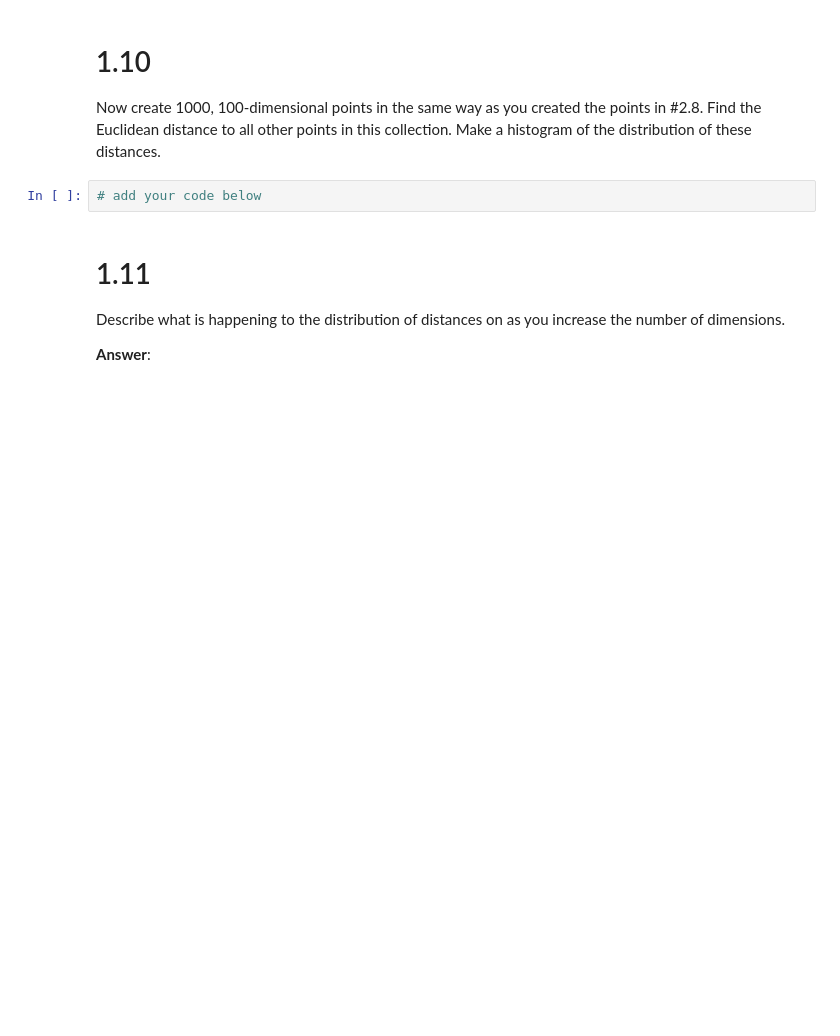
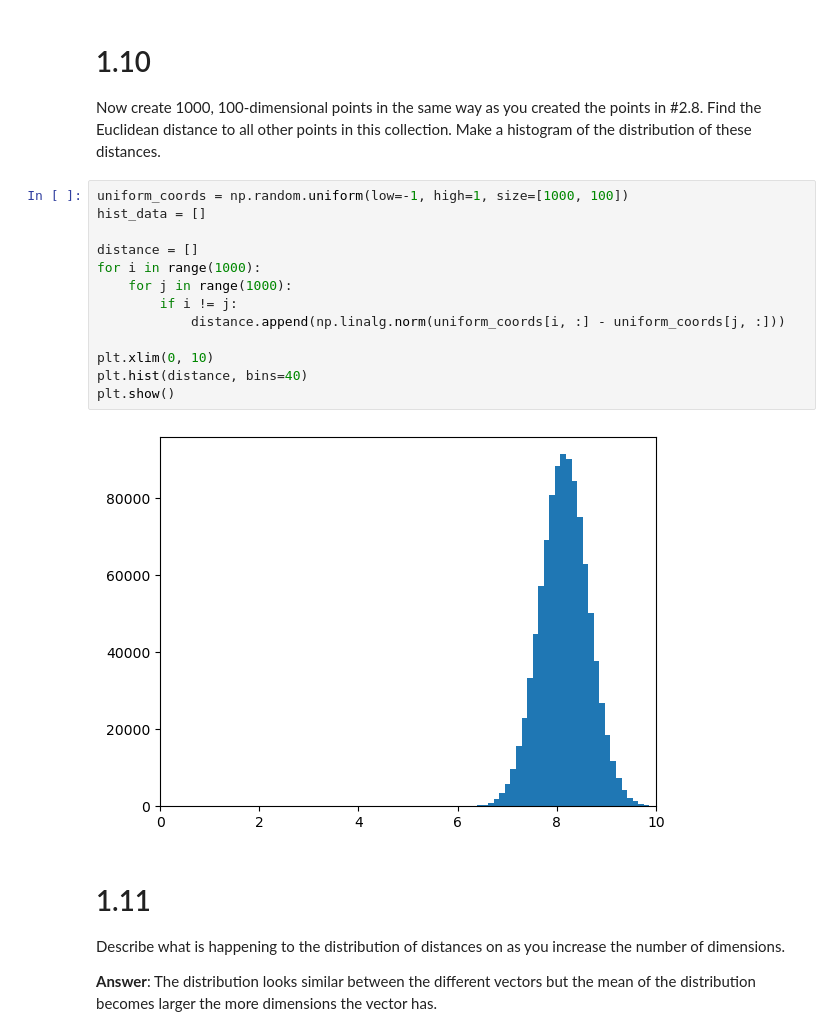
Before and after one commit to noa-bit/dm1590-labs, a Jupyter notebook: lab-2/DM1590_Lab2.ipynb, the cells around one changed output. Saved outputs shown, nothing was run; the diff lists cells and outputs as text; blank space fills up the shorter version.

```diff
--- a/lab-2/DM1590_Lab2.ipynb
+++ b/lab-2/DM1590_Lab2.ipynb
@@ -149,11 +160,24 @@ Now create 1000, 10-dimensional points in the same way as you created the points
 # 1.10
 
 Now create 1000, 100-dimensional points in the same way as you created the points in #2.8. Find the Euclidean distance to all other points in this collection. Make a histogram of the distribution of these distances.
-# %%
-# add your code below
+# %%
+uniform_coords = np.random.uniform(low=-1, high=1, size=[1000, 100])
+hist_data = []
+
+distance = []
+for i in range(1000):
+    for j in range(1000):
+        if i != j:
+            distance.append(np.linalg.norm(uniform_coords[i, :] - uniform_coords[j, :]))
+
+plt.xlim(0, 10)
+plt.hist(distance, bins=40)
+plt.show()
+# %% [output]
+[figure, added]
 # %% [markdown]
 # 1.11
 
 Describe what is happening to the distribution of distances on as you increase the number of dimensions.
 
-**Answer**:
+**Answer**: The distribution looks similar between the different vectors but the mean of the distribution becomes larger the more dimensions the vector has.
```
Also changed, not shown: parts of 4 cells of this notebook.
